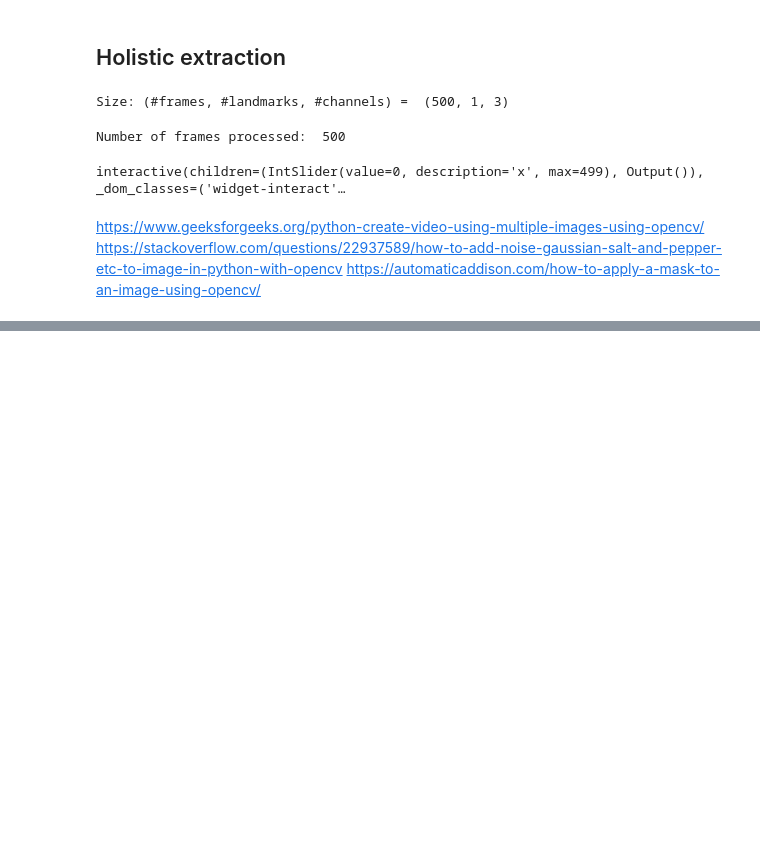
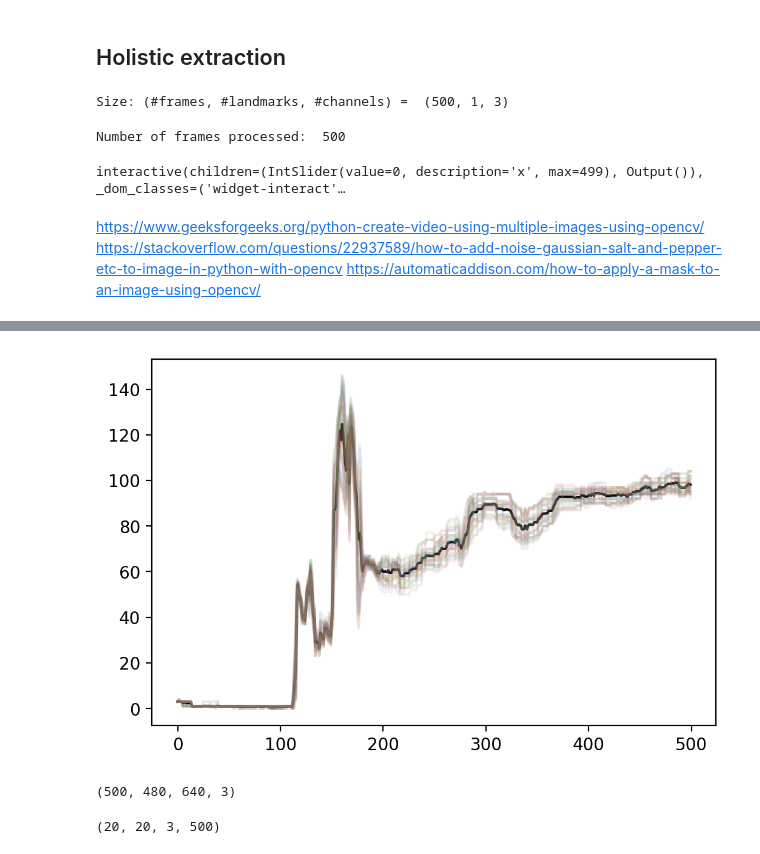
Before and after one commit to AndreasLH/Heart-Rate-Estimation, a Jupyter notebook: notebooks/swap_face_color.ipynb, the cells around one changed output, grey strips where cells are left out. Drawn from its saved outputs; the diff is of its cells as text; code cells hidden in the pictures; blank space fills up the shorter version.

```diff
--- a/notebooks/swap_face_color.ipynb
+++ b/notebooks/swap_face_color.ipynb
@@ -171,0 +174,3 @@ plt.imshow(im)
+# %%
+n_pix = 6
+pix = frames[:,210:210+n_pix,310:310+n_pix,0]
@@ -171,0 +181,10 @@ plt.imshow(im)
+# %%
+def merge_axis(array, source_axis=0, target_axis=1):
+    array = np.moveaxis(array, source_axis, 0)
+    array = np.moveaxis(array, target_axis, 1)
+    array = np.concatenate(array)
+    array = np.moveaxis(array, 0, target_axis-1)
+    return array
+# %%
+b = merge_axis(pix,1,2)
+# b = merge_axis(a,1,2)
@@ -171,0 +195,11 @@ plt.imshow(im)
+# %%
+fig, ax = plt.subplots(dpi=200)
+ax.plot(np.mean(b,axis=1),'k');
+ax.plot(b, alpha=0.1);
+# ax.legend(list(range(b.shape[1])));
+# %% [output]
+[figure, added]
+# %%
+frames.shape
+# %% [output]
+(500, 480, 640, 3)
@@ -171,0 +250,4 @@ plt.imshow(im)
+# %%
+hol_bvps.shape
+# %% [output]
+(20, 20, 3, 500)
```
Also changed, not shown: parts of 19 cells of this notebook.
